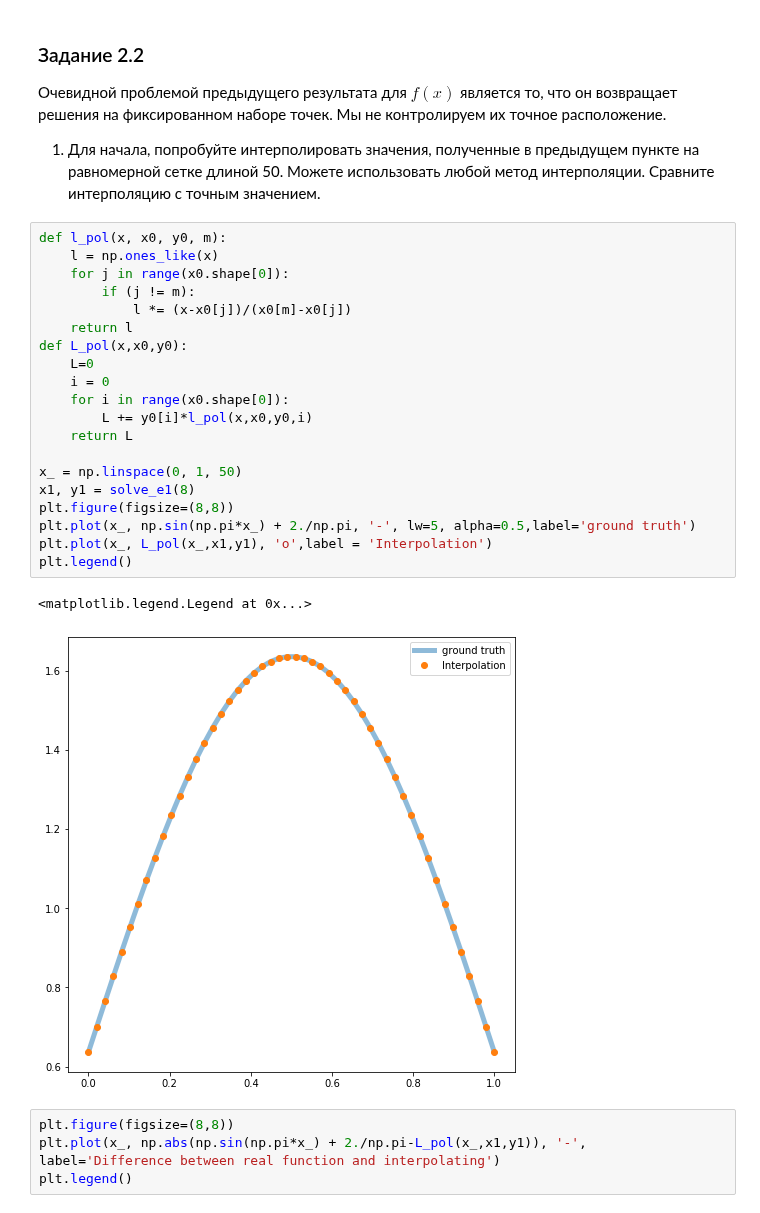
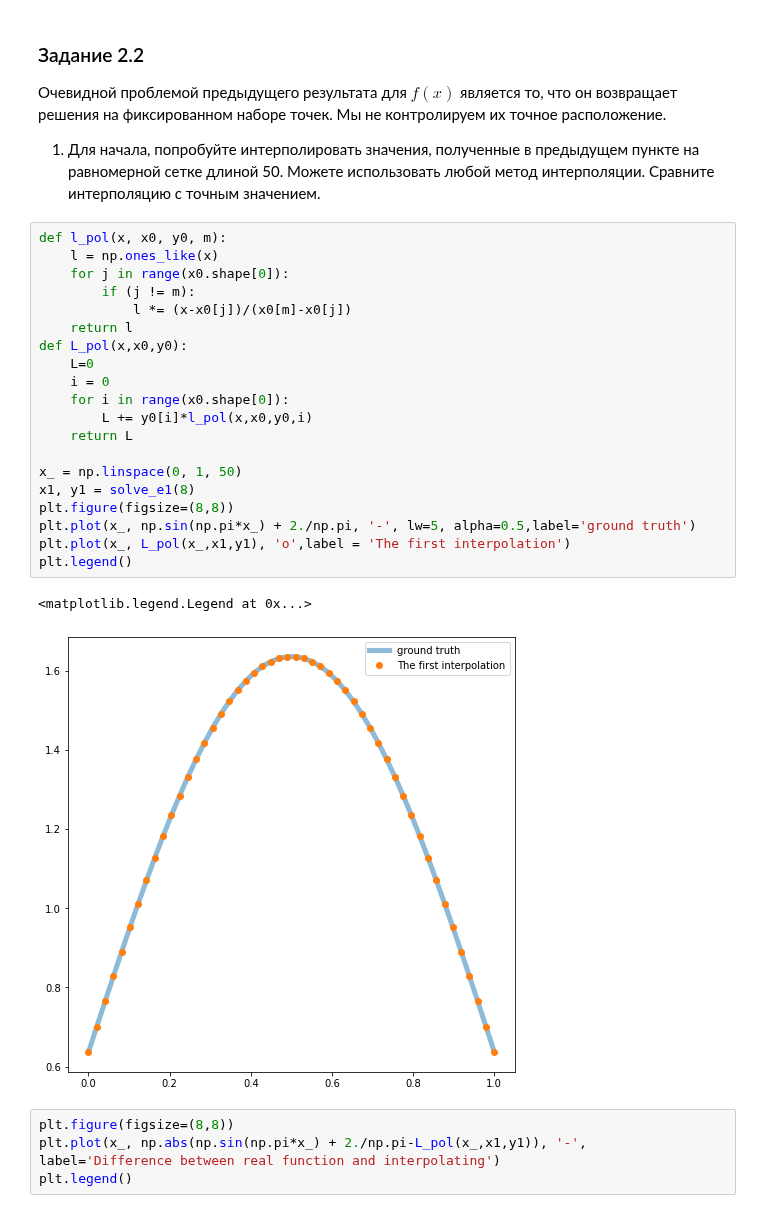
Before and after one commit to ev-br/CP2020, a Jupyter notebook: week_8_Advanced_Integrals.ipynb, the cells around one changed output. Saved outputs shown, nothing was run; the diff lists cells and outputs as text.

```diff
--- a/week_8_Advanced_Integrals.ipynb
+++ b/week_8_Advanced_Integrals.ipynb
@@ -258,26 +258,26 @@ We can see that we can begin from N = 8.
 # %%
 def l_pol(x, x0, y0, m):
     l = np.ones_like(x)
     for j in range(x0.shape[0]):
         if (j != m):
             l *= (x-x0[j])/(x0[m]-x0[j])
     return l
 def L_pol(x,x0,y0):
     L=0
     i = 0
     for i in range(x0.shape[0]):
         L += y0[i]*l_pol(x,x0,y0,i)
     return L
 
 x_ = np.linspace(0, 1, 50)
 x1, y1 = solve_e1(8)
 plt.figure(figsize=(8,8))
 plt.plot(x_, np.sin(np.pi*x_) + 2./np.pi, '-', lw=5, alpha=0.5,label='ground truth')
-plt.plot(x_, L_pol(x_,x1,y1), 'o',label = 'Interpolation')
+plt.plot(x_, L_pol(x_,x1,y1), 'o',label = 'The first interpolation')
 plt.legend()
 # %% [output]
 <matplotlib.legend.Legend at 0x...>
-[figure, old version]
+[figure, new version]
 # %%
 plt.figure(figsize=(8,8))
 plt.plot(x_, np.abs(np.sin(np.pi*x_) + 2./np.pi-L_pol(x_,x1,y1)), '-', label='Difference between real function and interpolating')
```
Also changed, not shown: parts of 2 cells of this notebook.
